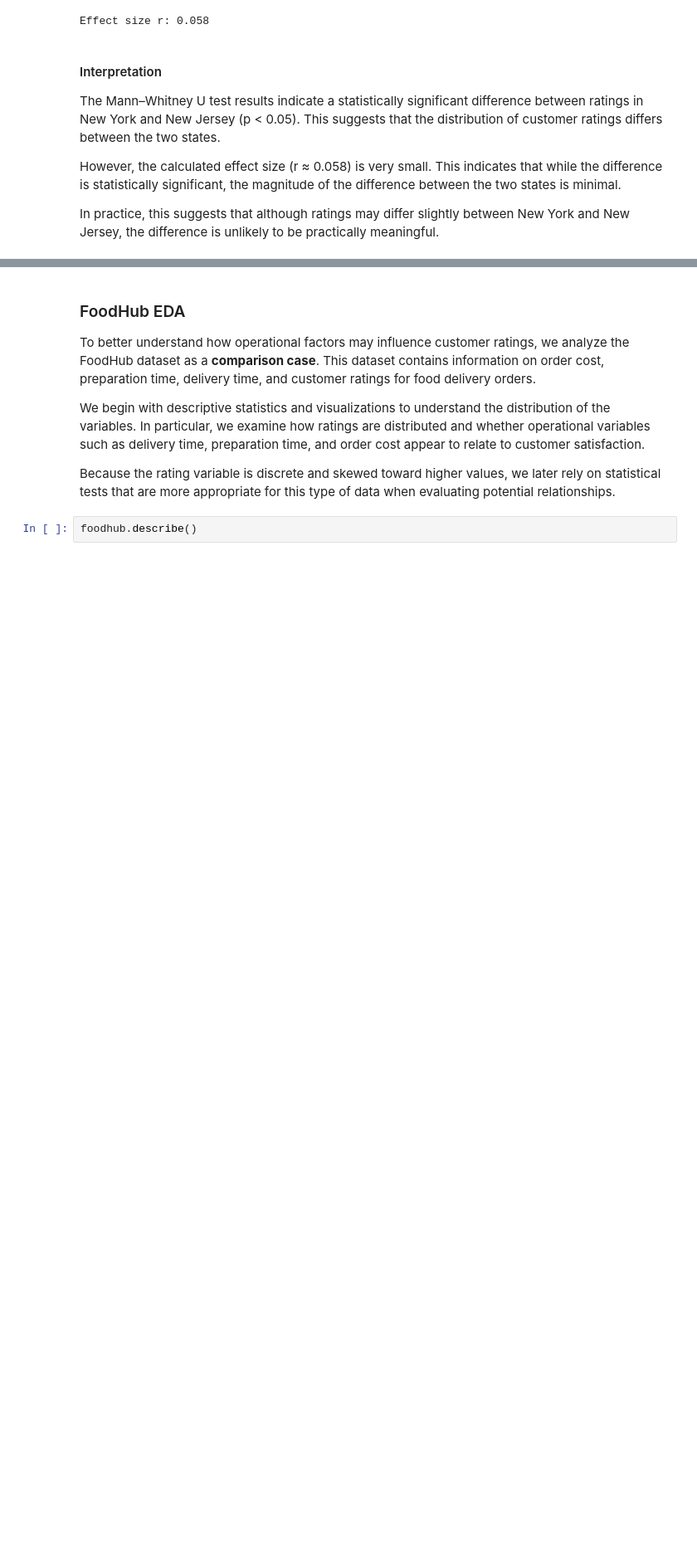
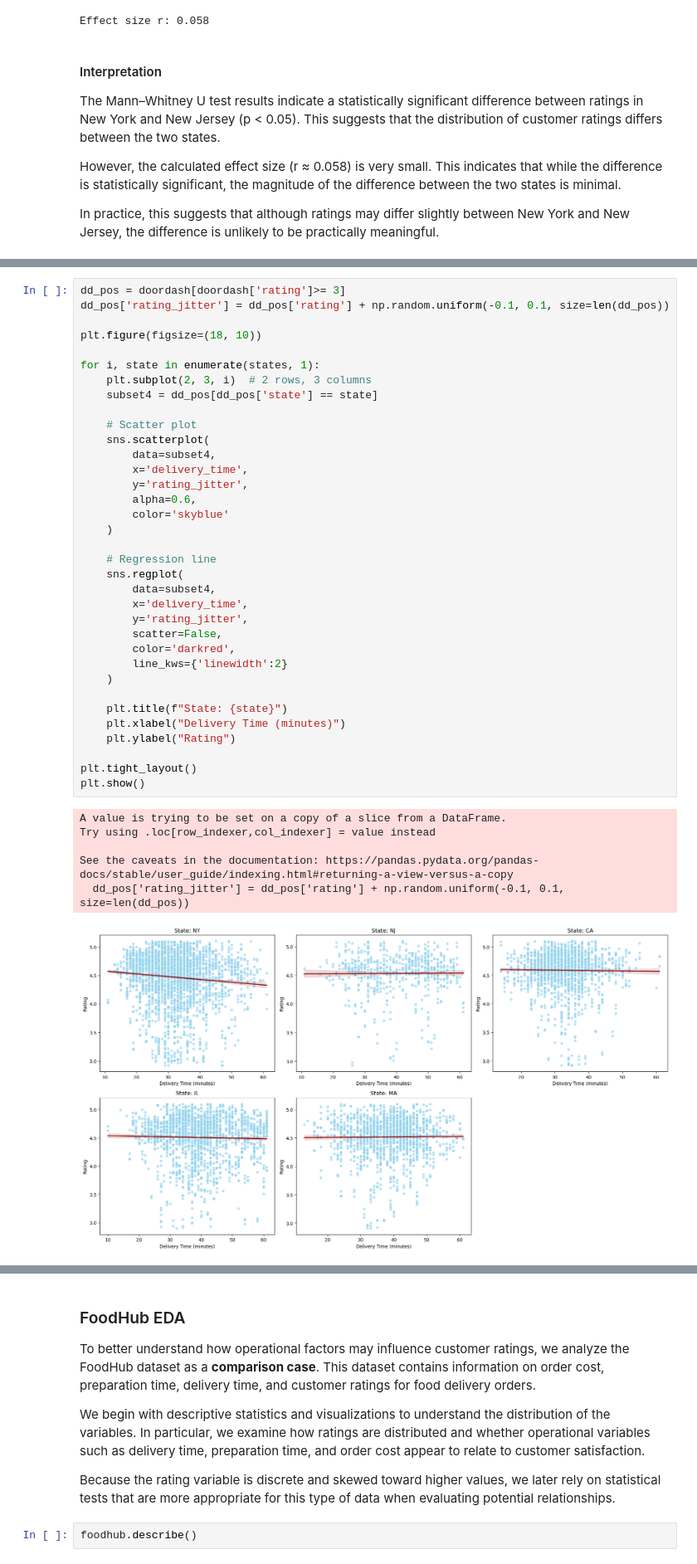
Before and after one commit to COGS108/Group111_WI26, a Jupyter notebook: 02-EDACheckpoint.ipynb, the cells around one changed output, grey strips where cells are left out. Shown at 83% size. Drawn from its saved outputs; the diff is of its cells as text; blank space fills up the shorter version.

```diff
--- a/02-EDACheckpoint.ipynb
+++ b/02-EDACheckpoint.ipynb
@@ -992,0 +1053,42 @@ In practice, this suggests that although ratings may differ slightly between New
+# %%
+dd_pos = doordash[doordash['rating']>= 3]
+dd_pos['rating_jitter'] = dd_pos['rating'] + np.random.uniform(-0.1, 0.1, size=len(dd_pos))
+
+plt.figure(figsize=(18, 10))
+
+for i, state in enumerate(states, 1):
+    plt.subplot(2, 3, i)  # 2 rows, 3 columns
+    subset4 = dd_pos[dd_pos['state'] == state]
+
+    # Scatter plot
+    sns.scatterplot(
+        data=subset4,
+        x='delivery_time',
+        y='rating_jitter',
+        alpha=0.6,
+        color='skyblue'
+    )
+
+    # Regression line
+    sns.regplot(
+        data=subset4,
+        x='delivery_time',
+        y='rating_jitter',
+        scatter=False,
+        color='darkred',
+        line_kws={'linewidth':2}
+    )
+
+    plt.title(f"State: {state}")
+    plt.xlabel("Delivery Time (minutes)")
+    plt.ylabel("Rating")
+
+plt.tight_layout()
+plt.show()
+# %% [output]
+A value is trying to be set on a copy of a slice from a DataFrame.
+Try using .loc[row_indexer,col_indexer] = value instead
+
+See the caveats in the documentation: https://pandas.pydata.org/pandas-docs/stable/user_guide/indexing.html#returning-a-view-versus-a-copy
+  dd_pos['rating_jitter'] = dd_pos['rating'] + np.random.uniform(-0.1, 0.1, size=len(dd_pos))
+[figure, added]
```
Also changed, not shown: parts of 26 cells of this notebook.
